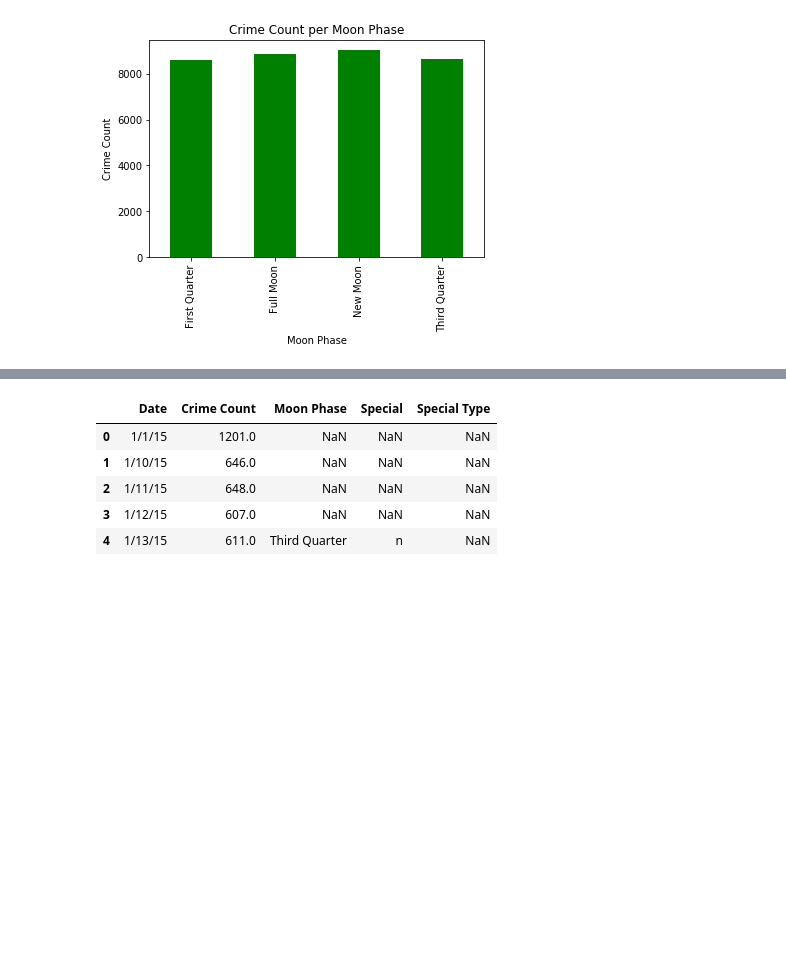
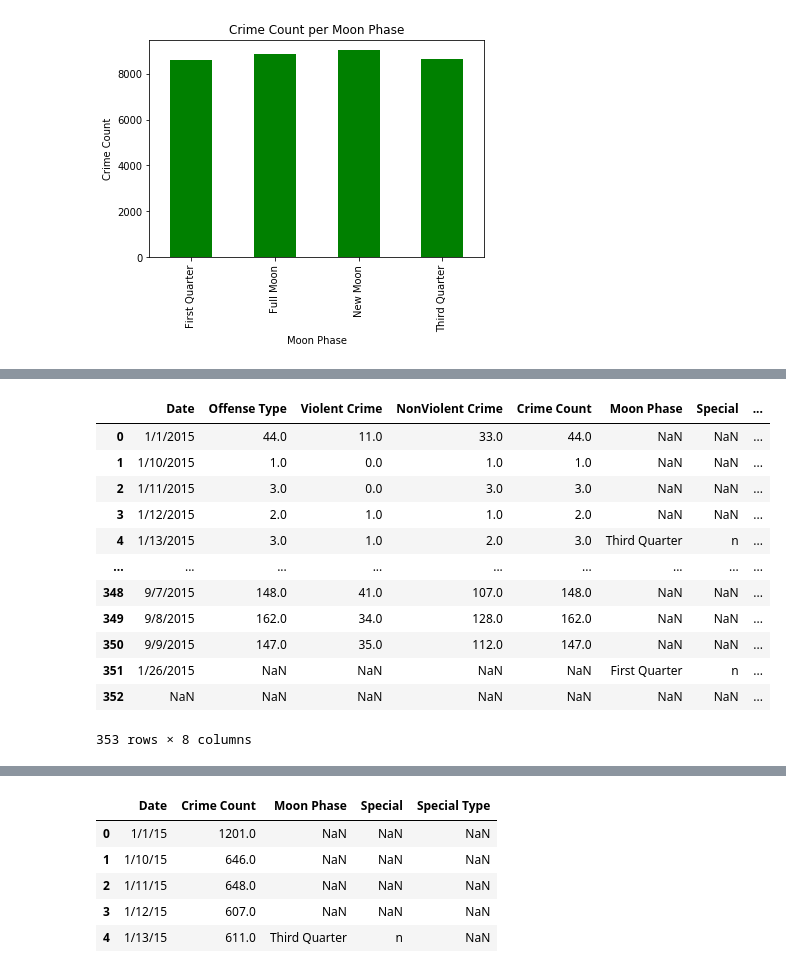
Before and after one commit to NHigs58/Project-1-, a Jupyter notebook: Graphs.ipynb, the cells around one changed output, grey strips where cells are left out. Cells and saved outputs as stored; diff of their text form; code cells hidden in the pictures; blank space fills up the shorter version.

```diff
--- a/Graphs.ipynb
+++ b/Graphs.ipynb
@@ -87,0 +163,20 @@ plt.savefig("BarPdx.png")
+# %%
+# combine both of the csv files
+
+Portland_df = pd.merge(violent_df,pdx_df, how="outer", on = "Date")
+
+Portland_df
+# %% [output]
+|  | Date | Offense Type | Violent Crime | NonViolent Crime | Crime Count | Moon Phase | Special | ... |
+| 0 | 1/1/2015 | 44.0 | 11.0 | 33.0 | 44.0 | NaN | NaN | ... |
+| 1 | 1/10/2015 | 1.0 | 0.0 | 1.0 | 1.0 | NaN | NaN | ... |
+| 2 | 1/11/2015 | 3.0 | 0.0 | 3.0 | 3.0 | NaN | NaN | ... |
+| 3 | 1/12/2015 | 2.0 | 1.0 | 1.0 | 2.0 | NaN | NaN | ... |
+| 4 | 1/13/2015 | 3.0 | 1.0 | 2.0 | 3.0 | Third Quarter | n | ... |
+| ... | ... | ... | ... | ... | ... | ... | ... | ... |
+| 348 | 9/7/2015 | 148.0 | 41.0 | 107.0 | 148.0 | NaN | NaN | ... |
+| 349 | 9/8/2015 | 162.0 | 34.0 | 128.0 | 162.0 | NaN | NaN | ... |
+| 350 | 9/9/2015 | 147.0 | 35.0 | 112.0 | 147.0 | NaN | NaN | ... |
+| 351 | 1/26/2015 | NaN | NaN | NaN | NaN | First Quarter | n | ... |
+| 352 | NaN | NaN | NaN | NaN | NaN | NaN | NaN | ... |
+353 rows × 8 columns
```
Also changed, not shown: parts of 17 cells of this notebook, 5 other files.
